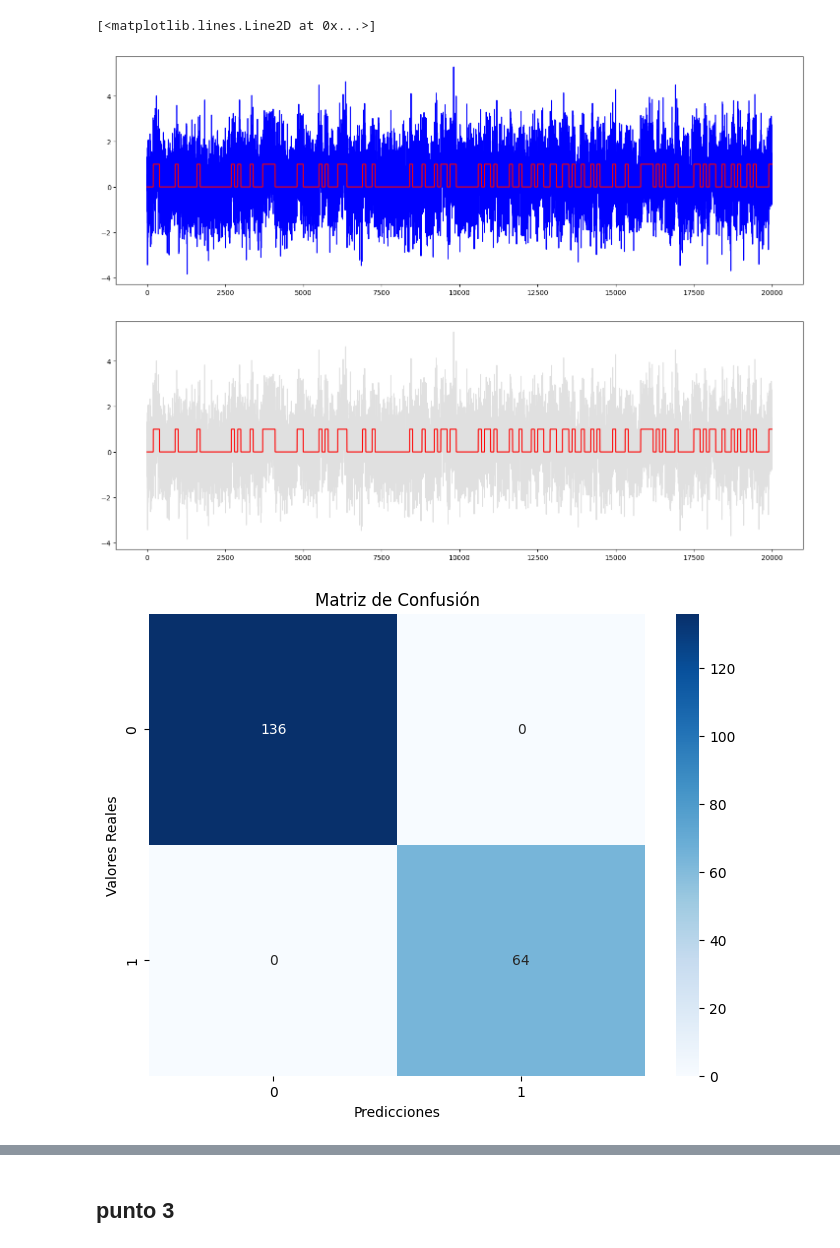
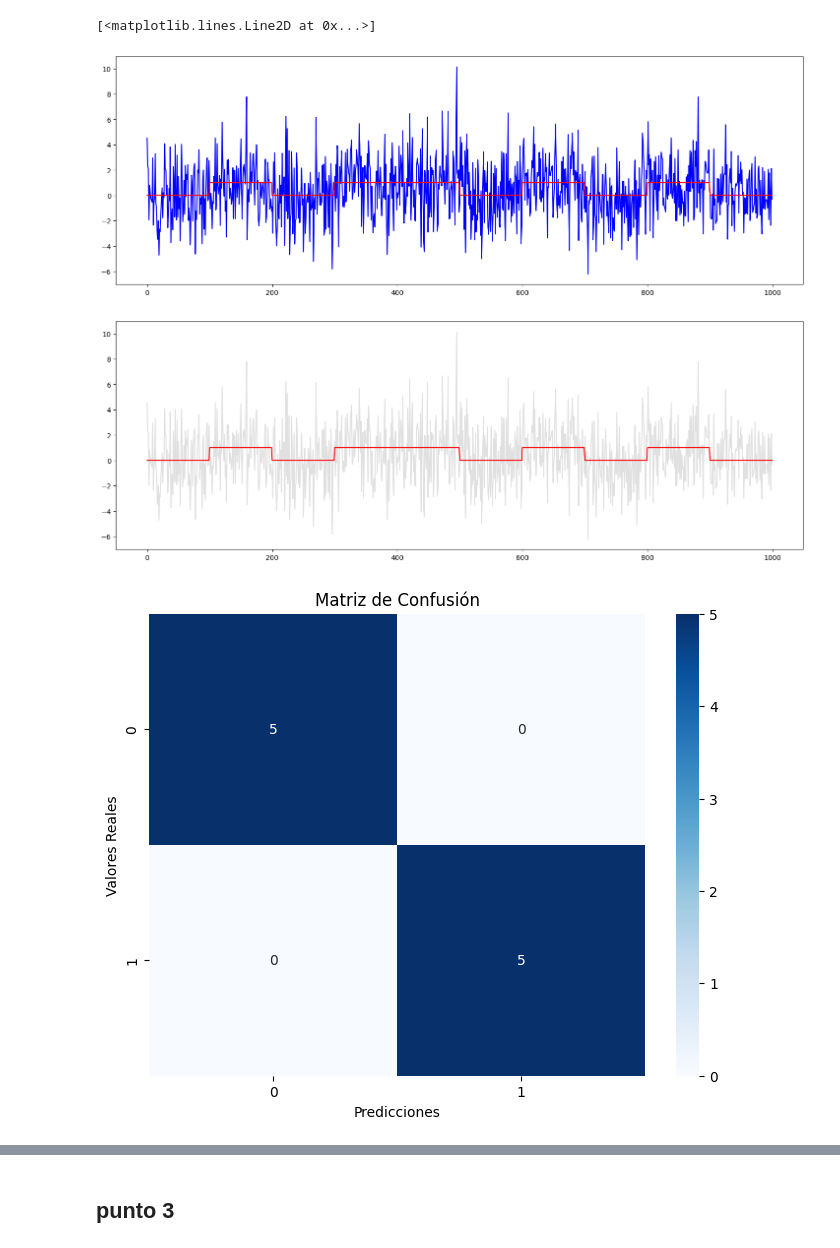
Before and after one commit to JCardenas05/Teoria_Se-ales, a Jupyter notebook: 14-11-2023/Ejercicio_7.ipynb, the cells around one changed output, grey strips where cells are left out. Drawn from its saved outputs; the diff is of its cells as text; code cells hidden in the pictures.

```diff
--- a/14-11-2023/Ejercicio_7.ipynb
+++ b/14-11-2023/Ejercicio_7.ipynb
@@ -46,28 +51,29 @@ plt.show()
 # %%
 # Generación de datos simbólicos
 a1 = 1
 a0 = 0
+
 Nsamples =100
-p_0 = 0.7
+p_0 = 0.5
 p_1 = 1 - p_0
-Nsymbols = 200
+Nsymbols = 10
 N = Nsymbols * Nsamples
 
 # Generar datos
 data = np.random.choice([a0, a1], size=Nsymbols, p=[p_0, p_1])
 data = np.concatenate([[v]*Nsamples for v in data])
 message = data
 
-σ2 = 1
+σ2 = 2
 noise = np.random.normal(0, σ2, N)
 messageNoise = message + noise
 
 plt.figure(figsize=(18, 6))
 plt.plot(messageNoise,'b')
 plt.plot(message,'r')
 # %% [output]
 [<matplotlib.lines.Line2D at 0x...>]
-[figure, old version]
+[figure, new version]
 # %%
 # Probar con ejemplos específicos
 predicciones = clf.predict(np.array(messageNoise).reshape(-1, 1))
@@ -81,7 +87,7 @@ plt.plot(messageNoise, color='#E0E0E0')
 plt.plot(predicciones_, 'r')
 plt.show()
 # %% [output]
-[figure, old version]
+[figure, new version]
 # %%
 from sklearn.metrics import confusion_matrix
 import seaborn as sns
@@ -94,6 +100,6 @@ plt.xlabel('Predicciones')
 plt.ylabel('Valores Reales')
 plt.show()
 # %% [output]
-[figure, old version]
+[figure, new version]
 # %% [markdown]
 ## PUNTO 2
```
Also changed, not shown: parts of 8 cells of this notebook.
